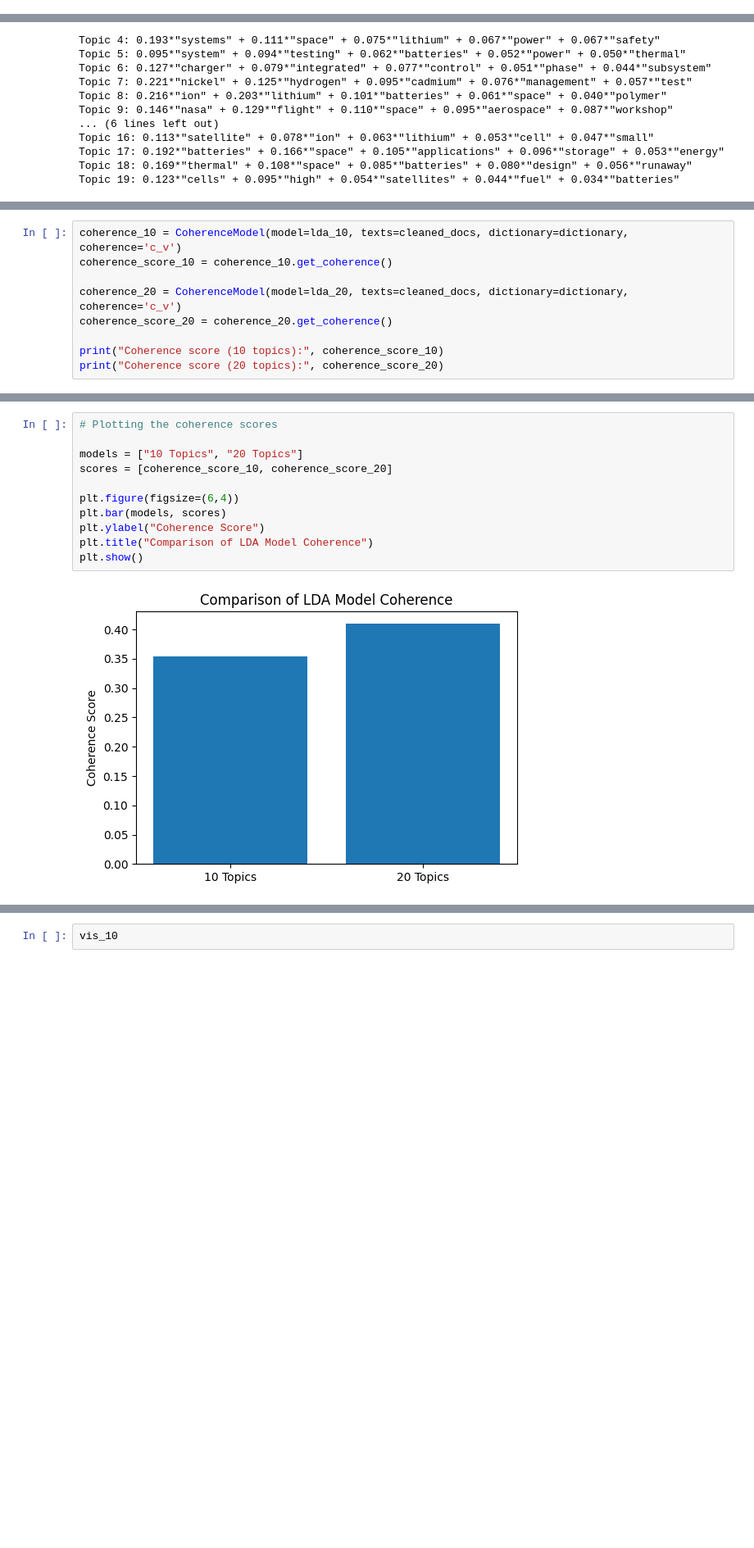
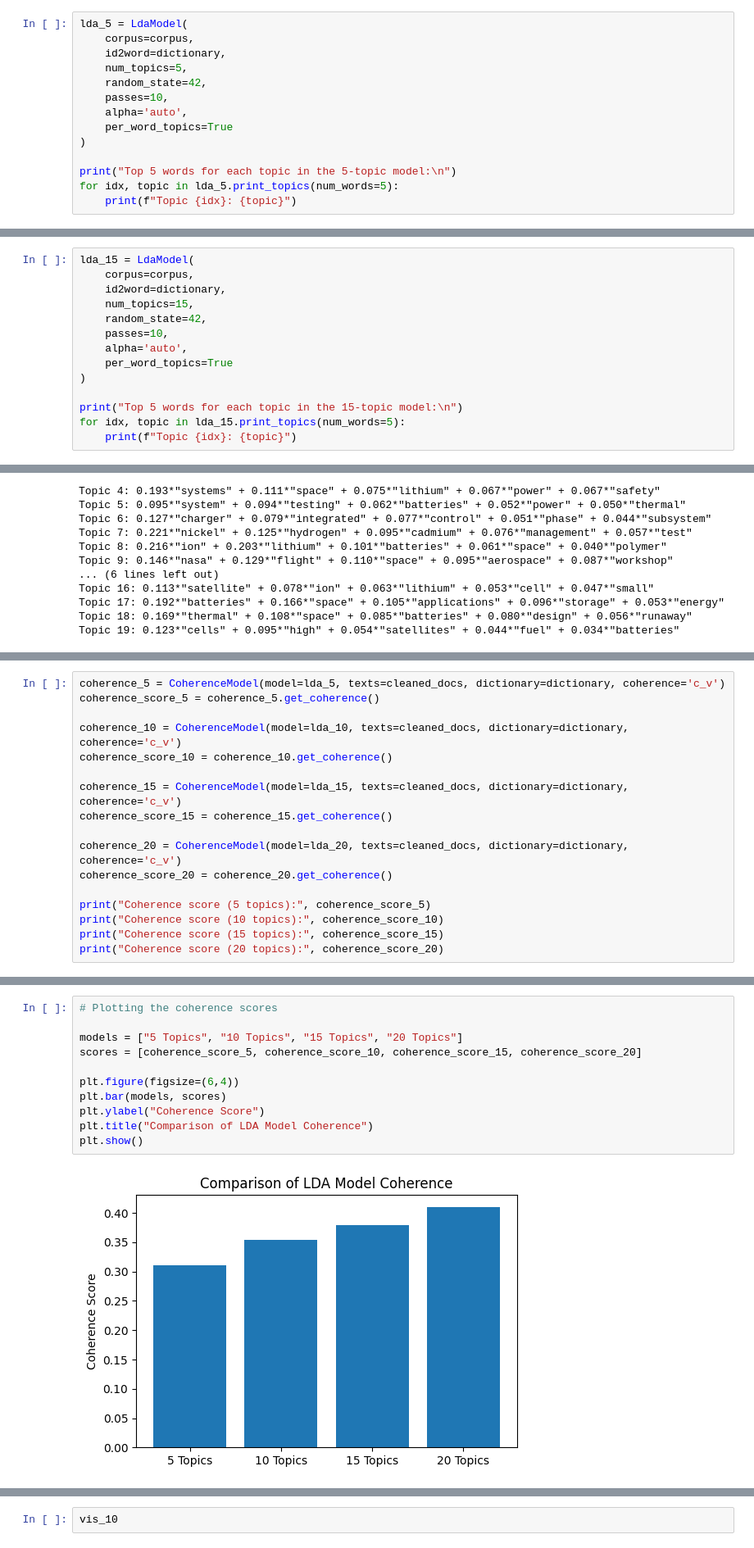
Before and after one commit to nabinjoshi54/lis5693, a Jupyter notebook: lab-5/Lab_5.ipynb, the cells around one changed output, grey strips where cells are left out. Shown at 82% size. Saved outputs shown, nothing was run; the diff lists cells and outputs as text; blank space fills up the shorter version.

```diff
--- a/lab-5/Lab_5.ipynb
+++ b/lab-5/Lab_5.ipynb
@@ -152,0 +157,14 @@ Here, I first train an LDA model with 10 topics and inspect the top 5 words for
+# %%
+lda_5 = LdaModel(
+    corpus=corpus,
+    id2word=dictionary,
+    num_topics=5,
+    random_state=42,
+    passes=10,
+    alpha='auto',
+    per_word_topics=True
+)
+
+print("Top 5 words for each topic in the 5-topic model:\n")
+for idx, topic in lda_5.print_topics(num_words=5):
+    print(f"Topic {idx}: {topic}")
@@ -179,0 +212,14 @@ Topic 9: 0.110*"nasa" + 0.098*"space" + 0.091*"flight" + 0.067*"aerospace" + 0.0
+# %%
+lda_15 = LdaModel(
+    corpus=corpus,
+    id2word=dictionary,
+    num_topics=15,
+    random_state=42,
+    passes=10,
+    alpha='auto',
+    per_word_topics=True
+)
+
+print("Top 5 words for each topic in the 15-topic model:\n")
+for idx, topic in lda_15.print_topics(num_words=5):
+    print(f"Topic {idx}: {topic}")
@@ -217,10 +281,18 @@ To compare the topic models more systematically, I calculate coherence scores. H
 # %%
+coherence_5 = CoherenceModel(model=lda_5, texts=cleaned_docs, dictionary=dictionary, coherence='c_v')
+coherence_score_5 = coherence_5.get_coherence()
+
 coherence_10 = CoherenceModel(model=lda_10, texts=cleaned_docs, dictionary=dictionary, coherence='c_v')
 coherence_score_10 = coherence_10.get_coherence()
+
+coherence_15 = CoherenceModel(model=lda_15, texts=cleaned_docs, dictionary=dictionary, coherence='c_v')
+coherence_score_15 = coherence_15.get_coherence()
 
 coherence_20 = CoherenceModel(model=lda_20, texts=cleaned_docs, dictionary=dictionary, coherence='c_v')
 coherence_score_20 = coherence_20.get_coherence()
 
+print("Coherence score (5 topics):", coherence_score_5)
 print("Coherence score (10 topics):", coherence_score_10)
+print("Coherence score (15 topics):", coherence_score_15)
 print("Coherence score (20 topics):", coherence_score_20)
 # %% [output]
@@ -241,13 +318,13 @@ Task4: Visualizing the topic resuls.
 # %%
 # Plotting the coherence scores
 
-models = ["10 Topics", "20 Topics"]
-scores = [coherence_score_10, coherence_score_20]
+models = ["5 Topics", "10 Topics", "15 Topics", "20 Topics"]
+scores = [coherence_score_5, coherence_score_10, coherence_score_15, coherence_score_20]
 
 plt.figure(figsize=(6,4))
 plt.bar(models, scores)
 plt.ylabel("Coherence Score")
 plt.title("Comparison of LDA Model Coherence")
 plt.show()
 # %% [output]
-[figure, old version]
+[figure, new version]
```
Also changed, not shown: parts of 28 cells of this notebook.
